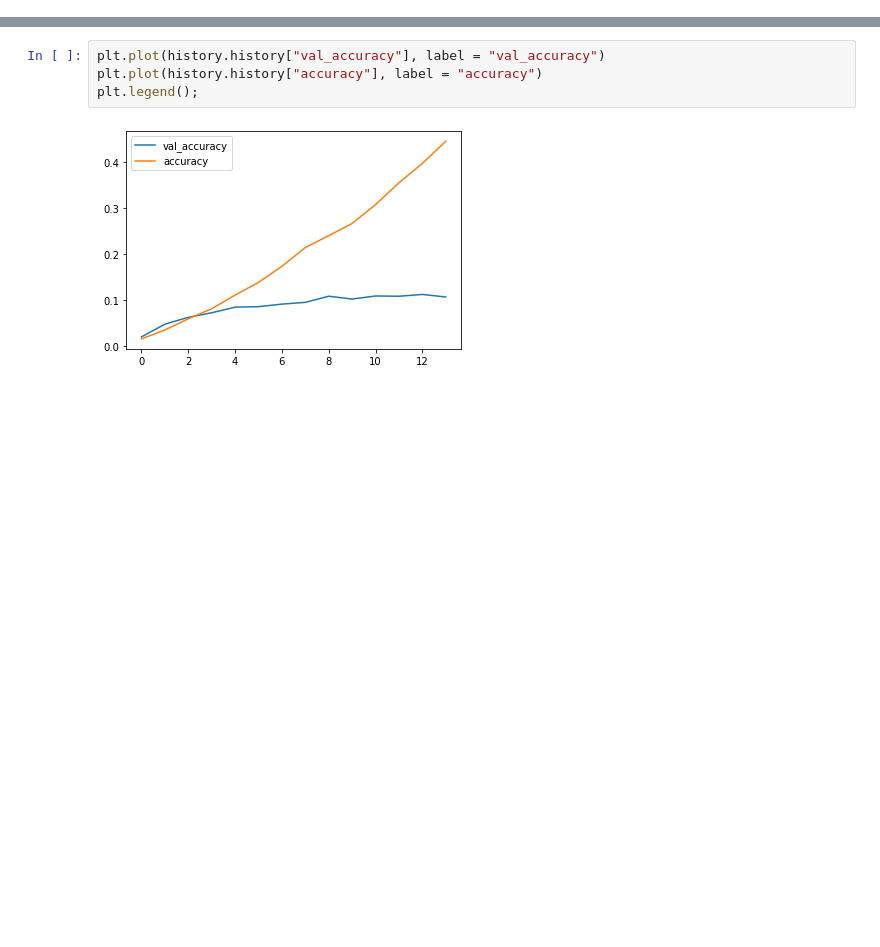
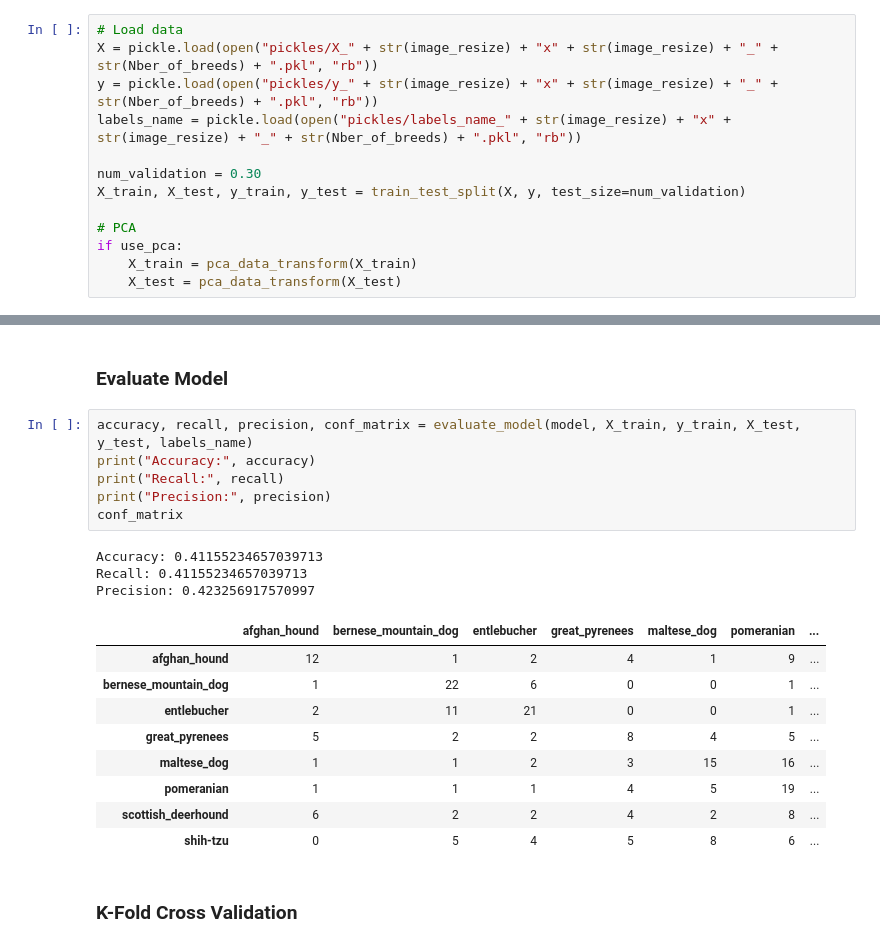
Before and after one commit to nschenone/COGS_118B_Final_Project, a Jupyter notebook: NN.ipynb, the cells around one changed output, grey strips where cells are left out. Saved outputs shown, nothing was run; the diff lists cells and outputs as text; blank space fills up the shorter version.

```diff
--- a/NN.ipynb
+++ b/NN.ipynb
@@ -90,0 +177,13 @@ Epoch 00005: val_loss did not improve from 1.65545
+# %%
+# Load data
+X = pickle.load(open("pickles/X_" + str(image_resize) + "x" + str(image_resize) + "_" + str(Nber_of_breeds) + ".pkl", "rb"))
+y = pickle.load(open("pickles/y_" + str(image_resize) + "x" + str(image_resize) + "_" + str(Nber_of_breeds) + ".pkl", "rb"))
+labels_name = pickle.load(open("pickles/labels_name_" + str(image_resize) + "x" + str(image_resize) + "_" + str(Nber_of_breeds) + ".pkl", "rb"))
+
+num_validation = 0.30
+X_train, X_test, y_train, y_test = train_test_split(X, y, test_size=num_validation)
+
+# PCA
+if use_pca:
+    X_train = pca_data_transform(X_train)
+    X_test = pca_data_transform(X_test)
@@ -109,6 +215,23 @@ Epoch 00005: val_loss improved from 1.75453 to 1.68463, saving model to models/m
-# %%
-plt.plot(history.history["val_accuracy"], label = "val_accuracy")
-plt.plot(history.history["accuracy"], label = "accuracy")
-plt.legend();
-# %% [output]
-[figure, removed]
+# %% [markdown]
+### Evaluate Model
+# %%
+accuracy, recall, precision, conf_matrix = evaluate_model(model, X_train, y_train, X_test, y_test, labels_name)
+print("Accuracy:", accuracy)
+print("Recall:", recall)
+print("Precision:", precision)
+conf_matrix
+# %% [output]
+Accuracy: 0.41155234657039713
+Recall: 0.41155234657039713
+Precision: 0.423256917570997
+|  | afghan_hound | bernese_mountain_dog | entlebucher | great_pyrenees | maltese_dog | pomeranian | ... |
+| afghan_hound | 12 | 1 | 2 | 4 | 1 | 9 | ... |
+| bernese_mountain_dog | 1 | 22 | 6 | 0 | 0 | 1 | ... |
+| entlebucher | 2 | 11 | 21 | 0 | 0 | 1 | ... |
+| great_pyrenees | 5 | 2 | 2 | 8 | 4 | 5 | ... |
+| maltese_dog | 1 | 1 | 2 | 3 | 15 | 16 | ... |
+| pomeranian | 1 | 1 | 1 | 4 | 5 | 19 | ... |
+| scottish_deerhound | 6 | 2 | 2 | 4 | 2 | 8 | ... |
+| shih-tzu | 0 | 5 | 4 | 5 | 8 | 6 | ... |
+# %% [markdown]
+### K-Fold Cross Validation
```
Also changed, not shown: parts of 24 cells of this notebook, 1 other file.
